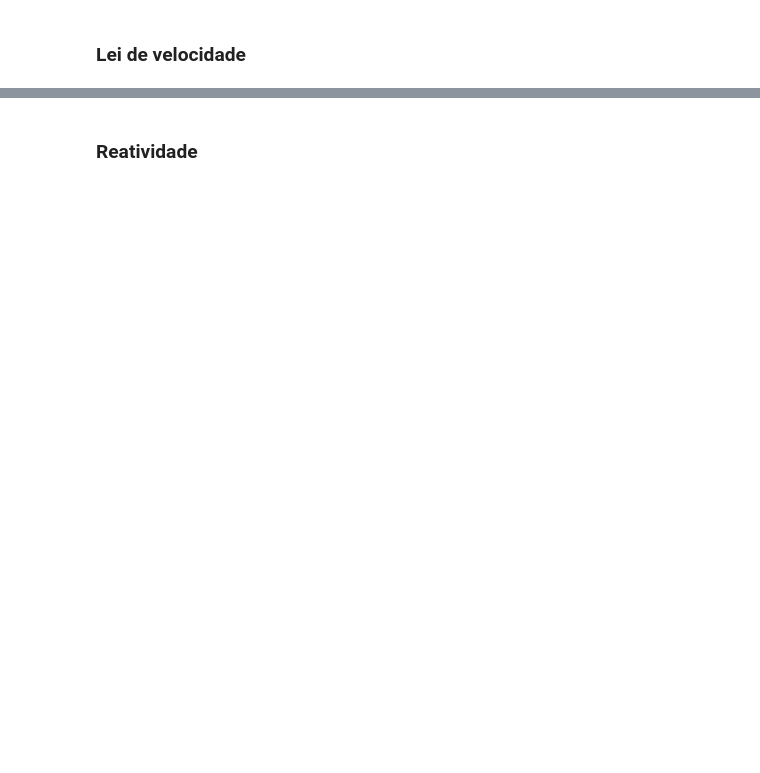
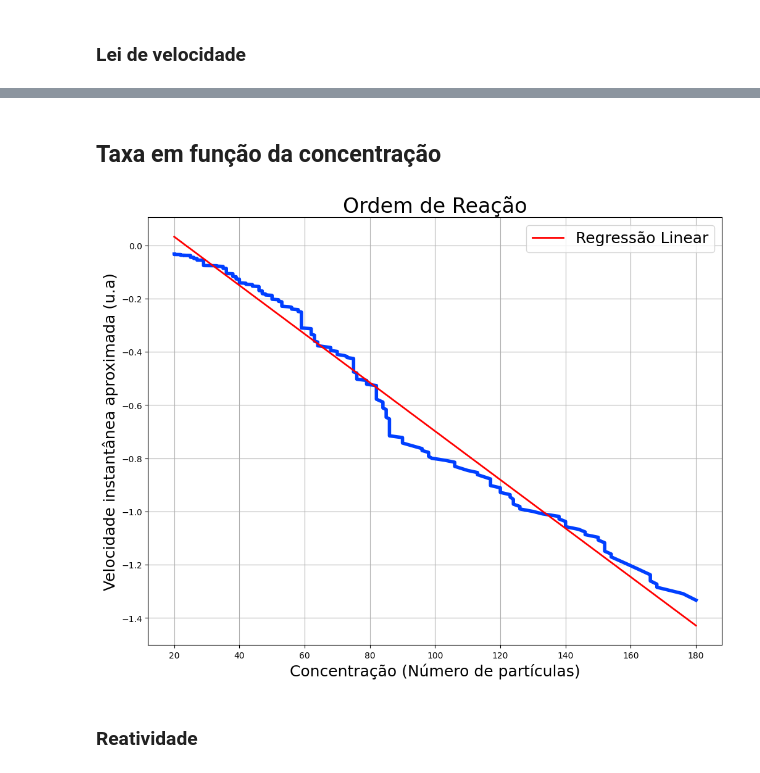
Before and after one commit to isadoramarcondes/Cinetica-Quimica, a Jupyter notebook: Reacoes.ipynb, the cells around one changed output, grey strips where cells are left out. Saved outputs shown, nothing was run; the diff lists cells and outputs as text; code cells hidden in the pictures; blank space fills up the shorter version.

Commit message:
ordem da reação

```diff
--- a/Reacoes.ipynb
+++ b/Reacoes.ipynb
@@ -152,3 +152,35 @@ plt.savefig(r'resultados/react', dpi = 200)
+# %% [markdown]
+## Taxa em função da concentração
+# %%
+def derivada_do_fit(x, k,C, D):
+    return -k*C*np.exp(-k*x)
+
+V = derivada_do_fit(np.array(range(len(A))), k, C, D)
+X = np.array(A).reshape(-1, 1)
+y = V
+
+model = LinearRegression()
+model.fit(X, y)
+
+slope = model.coef_[0]
+intercept = model.intercept_
+
+X = np.linspace(X[0],X[-1] )
+fig, ax = plt.subplots(1,1, figsize = (12, 9))
+ax.set_title('Ordem de Reação', fontsize = 24)
+ax.set_ylabel('Velocidade instantânea aproximada (u.a)', fontsize = 18)
+ax.set_xlabel('Concentração (Número de partículas)', fontsize = 18)
+ax.grid('- -')
+ax.plot(A, V, linewidth = 4)
+ax.plot(X, model.predict(X), color='red', label='Regressão Linear',linewidth = 2)
+
+
+
+ax.legend(fontsize=18)
+
+plt.savefig(r'resultados/ordem', dpi = 200)
+# %% [output]
+[figure, added]
 # %% [markdown]
 ### Reatividade
 # %%
```
Also changed, not shown: parts of 8 cells of this notebook, 7 other files.
